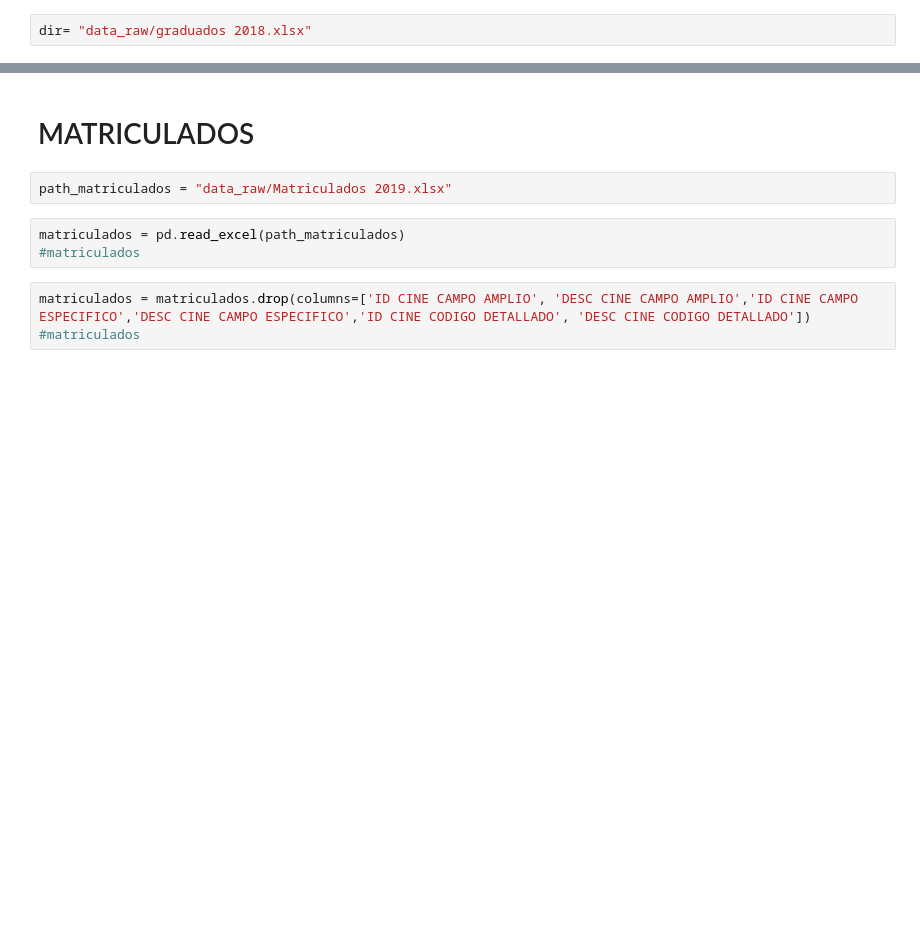
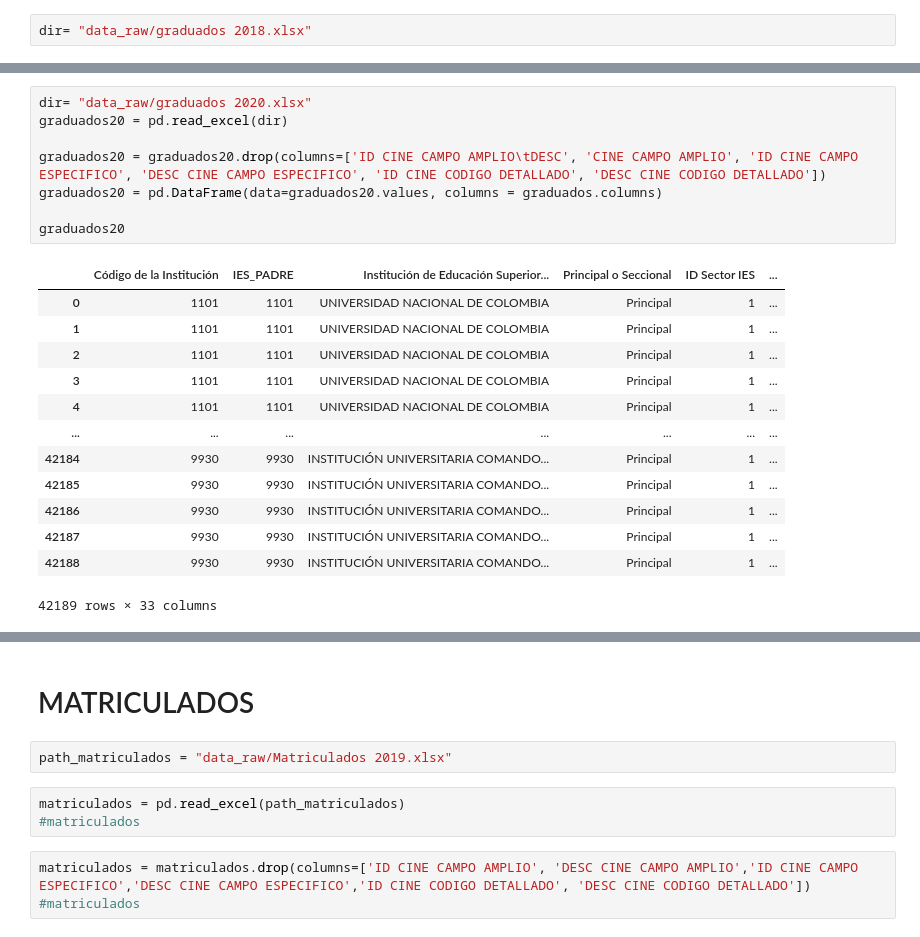
Before and after one commit to felipesalda/SNIES-DS, a Jupyter notebook: SNIES DATA.ipynb, the cells around one changed output, grey strips where cells are left out. Saved outputs shown, nothing was run; the diff lists cells and outputs as text; blank space fills up the shorter version.

```diff
--- a/SNIES DATA.ipynb
+++ b/SNIES DATA.ipynb
@@ -23,3 +64,25 @@ graduados
+# %%
+dir= "data_raw/graduados 2020.xlsx"
+graduados20 = pd.read_excel(dir)
+
+graduados20 = graduados20.drop(columns=['ID CINE CAMPO AMPLIO\tDESC', 'CINE CAMPO AMPLIO', 'ID CINE CAMPO ESPECIFICO', 'DESC CINE CAMPO ESPECIFICO', 'ID CINE CODIGO DETALLADO', 'DESC CINE CODIGO DETALLADO'])
+graduados20 = pd.DataFrame(data=graduados20.values, columns = graduados.columns)
+
+graduados20
+# %% [output]
+|  | Código de la Institución | IES_PADRE | Institución de Educación Superior... | Principal o Seccional | ID Sector IES | ... |
+| 0 | 1101 | 1101 | UNIVERSIDAD NACIONAL DE COLOMBIA | Principal | 1 | ... |
+| 1 | 1101 | 1101 | UNIVERSIDAD NACIONAL DE COLOMBIA | Principal | 1 | ... |
+| 2 | 1101 | 1101 | UNIVERSIDAD NACIONAL DE COLOMBIA | Principal | 1 | ... |
+| 3 | 1101 | 1101 | UNIVERSIDAD NACIONAL DE COLOMBIA | Principal | 1 | ... |
+| 4 | 1101 | 1101 | UNIVERSIDAD NACIONAL DE COLOMBIA | Principal | 1 | ... |
+| ... | ... | ... | ... | ... | ... | ... |
+| 42184 | 9930 | 9930 | INSTITUCIÓN UNIVERSITARIA COMANDO... | Principal | 1 | ... |
+| 42185 | 9930 | 9930 | INSTITUCIÓN UNIVERSITARIA COMANDO... | Principal | 1 | ... |
+| 42186 | 9930 | 9930 | INSTITUCIÓN UNIVERSITARIA COMANDO... | Principal | 1 | ... |
+| 42187 | 9930 | 9930 | INSTITUCIÓN UNIVERSITARIA COMANDO... | Principal | 1 | ... |
+| 42188 | 9930 | 9930 | INSTITUCIÓN UNIVERSITARIA COMANDO... | Principal | 1 | ... |
+42189 rows × 33 columns
 # %%
 dir= "data_raw/grads 2001-2017.xlsx"
 graduados_2001_2017 = pd.read_excel(dir)
```
Also changed, not shown: parts of 10 cells of this notebook, 3 other files.
